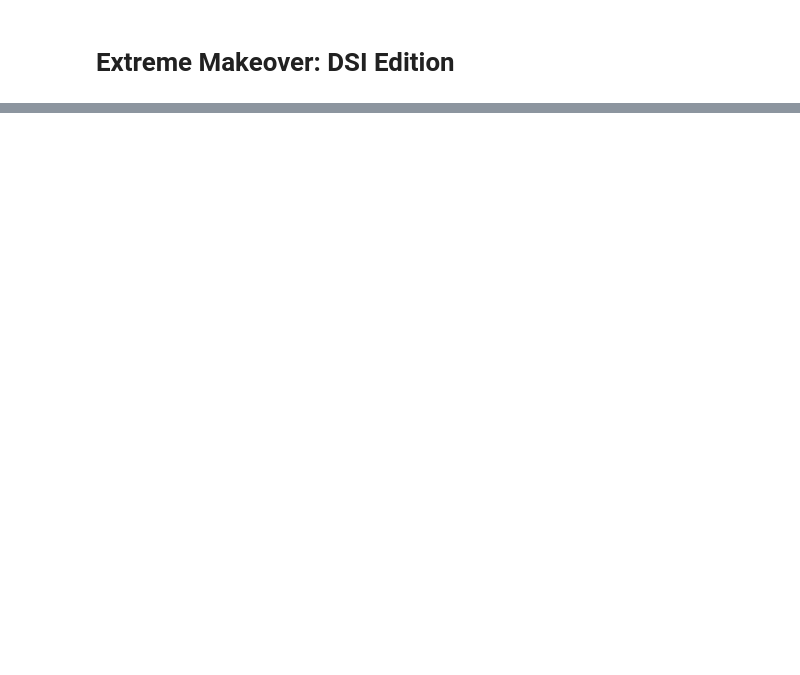
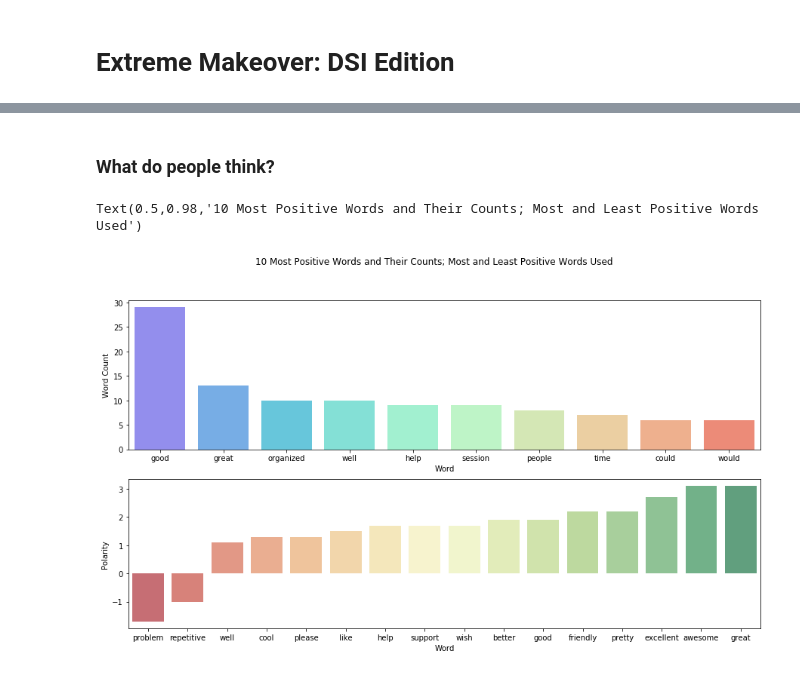
Before and after one commit to tylerjrichards/Mini_Projects, a Jupyter notebook: Analyzing_DSI/Extreme_Makeover_DSI.ipynb, the cells around one changed output, grey strips where cells are left out. Saved outputs shown, nothing was run; the diff lists cells and outputs as text; code cells hidden in the pictures; blank space fills up the shorter version.

```diff
--- a/Analyzing_DSI/Extreme_Makeover_DSI.ipynb
+++ b/Analyzing_DSI/Extreme_Makeover_DSI.ipynb
@@ -29,4 +36,2 @@ import matplotlib.pyplot as plt
-# %%
-plt.style.use('fivethirtyeight')
 # %%
 workshop_data = pd.read_csv("workshops.csv")
@@ -95,0 +70,46 @@ Name: study, Length: 165, dtype: int64
+# %% [markdown]
+### What do people think?
+# %%
+lexicon = pd.read_csv('vader_lexicon.txt',
+                       sep='\t',
+                       header=None,
+                       engine='python',
+                       names=['token', 'polarity', 'sd', 'raw'])
+
+sent = lexicon.drop({'sd','raw'},axis=1).set_index('token')
+polarity = workshop_data[["Timestamp", "no_punc", "polarity", "Workshop_Type"]].drop(workshop_data.index[1634:]).dropna()
+
+words = [i for i in nltk.tokenize.word_tokenize(polarity['no_punc'].str.cat(sep=' ')) if i not in stop]
+word_dist = nltk.FreqDist(words)
+freq = pd.DataFrame.from_dict(data=dict(word_dist), orient='index', columns=["freq"])
+
+polarity2 = freq.join(lexicon.set_index('token')).dropna()
+p2graph = (polarity2[(polarity2["freq"] > 1)]
+           .sort_values('polarity').iloc[0:2,:]
+           .append(polarity2[(polarity2["freq"] > 1)]
+                   .sort_values('polarity', ascending=False)
+                   .iloc[:,:].sort_values("polarity")))
+
+#### ----
+
+f, (ax1, ax2) = plt.subplots(2, 1, figsize=(15,8))
+
+sns.color_palette("husl", 8)
+sns.barplot(x="index", y='freq',
+            data=freq.sort_values("freq", ascending=False).iloc[0:10,:].reset_index(),
+            palette=sns.color_palette("rainbow", 10),
+            alpha=0.7, ax=ax1)
+
+sns.barplot(x="index", y='polarity',
+            data=p2graph.reset_index(),
+            palette="RdYlGn",
+            ax=ax2, alpha=0.7)
+
+ax1.set_ylabel("Word Count")
+ax1.set_xlabel("Word")
+ax2.set_xlabel("Word")
+ax2.set_ylabel("Polarity")
+f.suptitle("10 Most Positive Words and Their Counts; Most and Least Positive Words Used")
+# %% [output]
+Text(0.5,0.98,'10 Most Positive Words and Their Counts; Most and Least Positive Words Used')
+[figure, added]
```
Also changed, not shown: parts of 19 cells of this notebook, 2 other files.
